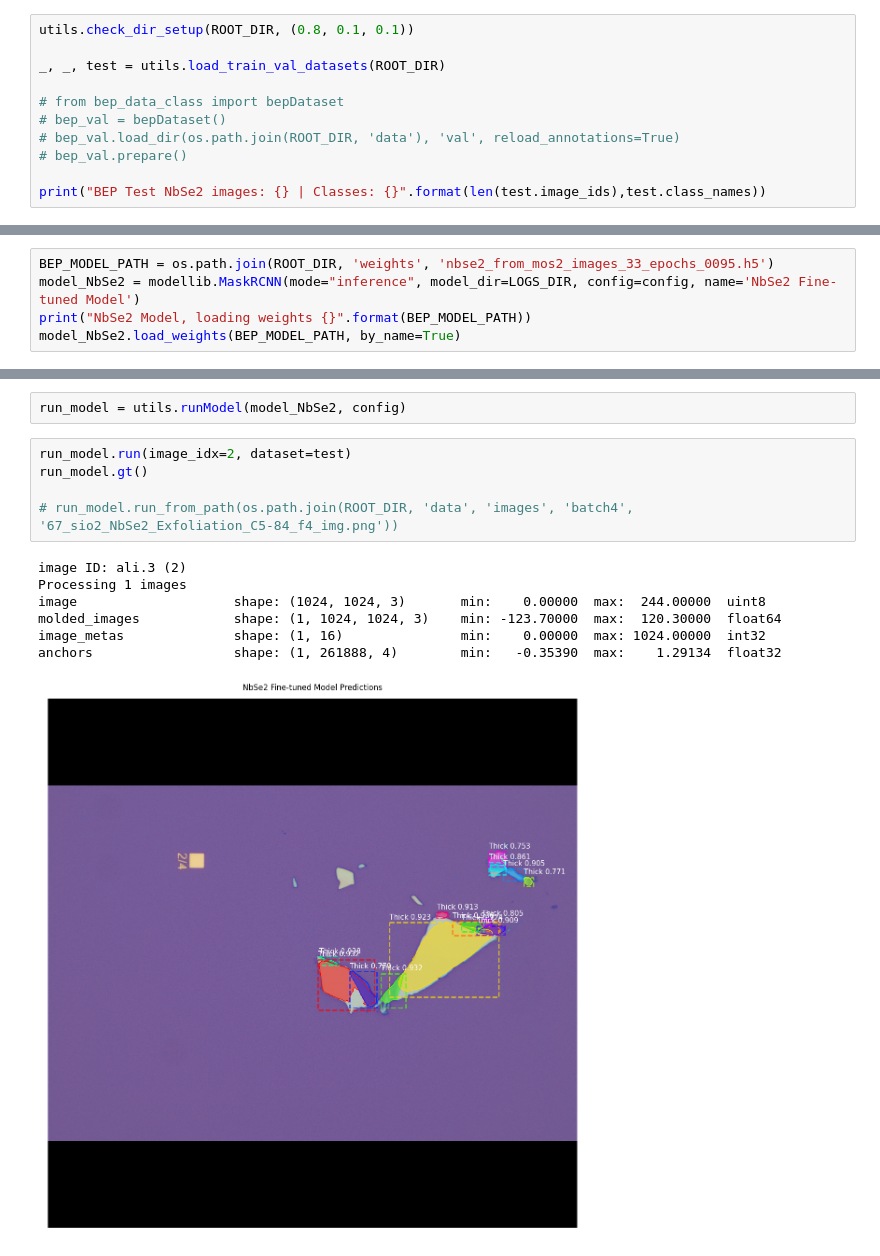
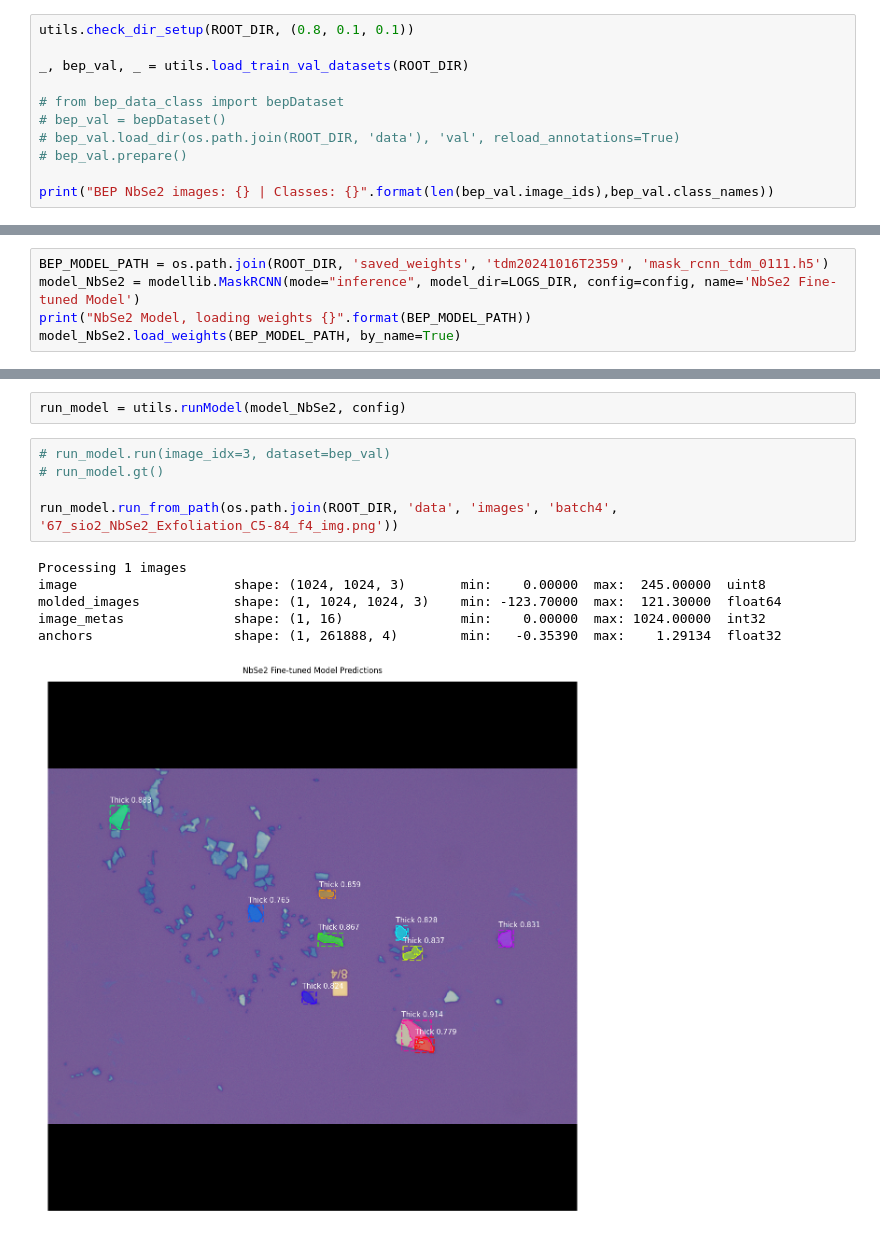
Before and after one commit to gtgottlieb/tdmms_DL, a Jupyter notebook: inspect_model.ipynb, the cells around one changed output, grey strips where cells are left out. Saved outputs shown, nothing was run; the diff lists cells and outputs as text.

```diff
--- a/inspect_model.ipynb
+++ b/inspect_model.ipynb
@@ -61,14 +58,14 @@ Creating and writing annotation files..
 # %%
 utils.check_dir_setup(ROOT_DIR, (0.8, 0.1, 0.1))
 
-_, _, test = utils.load_train_val_datasets(ROOT_DIR)
+_, bep_val, _ = utils.load_train_val_datasets(ROOT_DIR)
 
 # from bep_data_class import bepDataset
 # bep_val = bepDataset()
 # bep_val.load_dir(os.path.join(ROOT_DIR, 'data'), 'val', reload_annotations=True)
 # bep_val.prepare()
 
-print("BEP Test NbSe2 images: {} | Classes: {}".format(len(test.image_ids),test.class_names))
+print("BEP NbSe2 images: {} | Classes: {}".format(len(bep_val.image_ids),bep_val.class_names))
 # %% [output]
 Directory setup correctly
 loading annotations into memory...
@@ -87,7 +84,7 @@ BEP Test NbSe2 images: 3 | Classes: ['BG', 'Mono_NbSe2', 'Few_NbSe2', 'Thick_NbS
 # %% [markdown]
 ### **Load Model**
 # %%
-BEP_MODEL_PATH = os.path.join(ROOT_DIR, 'weights', 'nbse2_from_mos2_images_33_epochs_0095.h5')
+BEP_MODEL_PATH = os.path.join(ROOT_DIR, 'saved_weights', 'tdm20241016T2359', 'mask_rcnn_tdm_0111.h5')
 model_NbSe2 = modellib.MaskRCNN(mode="inference", model_dir=LOGS_DIR, config=config, name='NbSe2 Fine-tuned Model')
 print("NbSe2 Model, loading weights {}".format(BEP_MODEL_PATH))
 model_NbSe2.load_weights(BEP_MODEL_PATH, by_name=True)
@@ -101,15 +99,14 @@ NbSe2 Model, loading weights c:\Users\abell\Documents\aa_delft\J4\BEP\ai\weights
 # %%
 run_model = utils.runModel(model_NbSe2, config)
 # %%
-run_model.run(image_idx=2, dataset=test)
-run_model.gt()
+# run_model.run(image_idx=3, dataset=bep_val)
+# run_model.gt()
 
-# run_model.run_from_path(os.path.join(ROOT_DIR, 'data', 'images', 'batch4', '67_sio2_NbSe2_Exfoliation_C5-84_f4_img.png'))
+run_model.run_from_path(os.path.join(ROOT_DIR, 'data', 'images', 'batch4', '67_sio2_NbSe2_Exfoliation_C5-84_f4_img.png'))
 # %% [output]
-image ID: ali.3 (2)
 Processing 1 images
-image                    shape: (1024, 1024, 3)       min:    0.00000  max:  244.00000  uint8
-molded_images            shape: (1, 1024, 1024, 3)    min: -123.70000  max:  120.30000  float64
+image                    shape: (1024, 1024, 3)       min:    0.00000  max:  245.00000  uint8
+molded_images            shape: (1, 1024, 1024, 3)    min: -123.70000  max:  121.30000  float64
 image_metas              shape: (1, 16)               min:    0.00000  max: 1024.00000  int32
 anchors                  shape: (1, 261888, 4)        min:   -0.35390  max:    1.29134  float32
-[figure, old version]
+[figure, new version]
```
Also changed, not shown: parts of 4 cells of this notebook, 3 other files.
